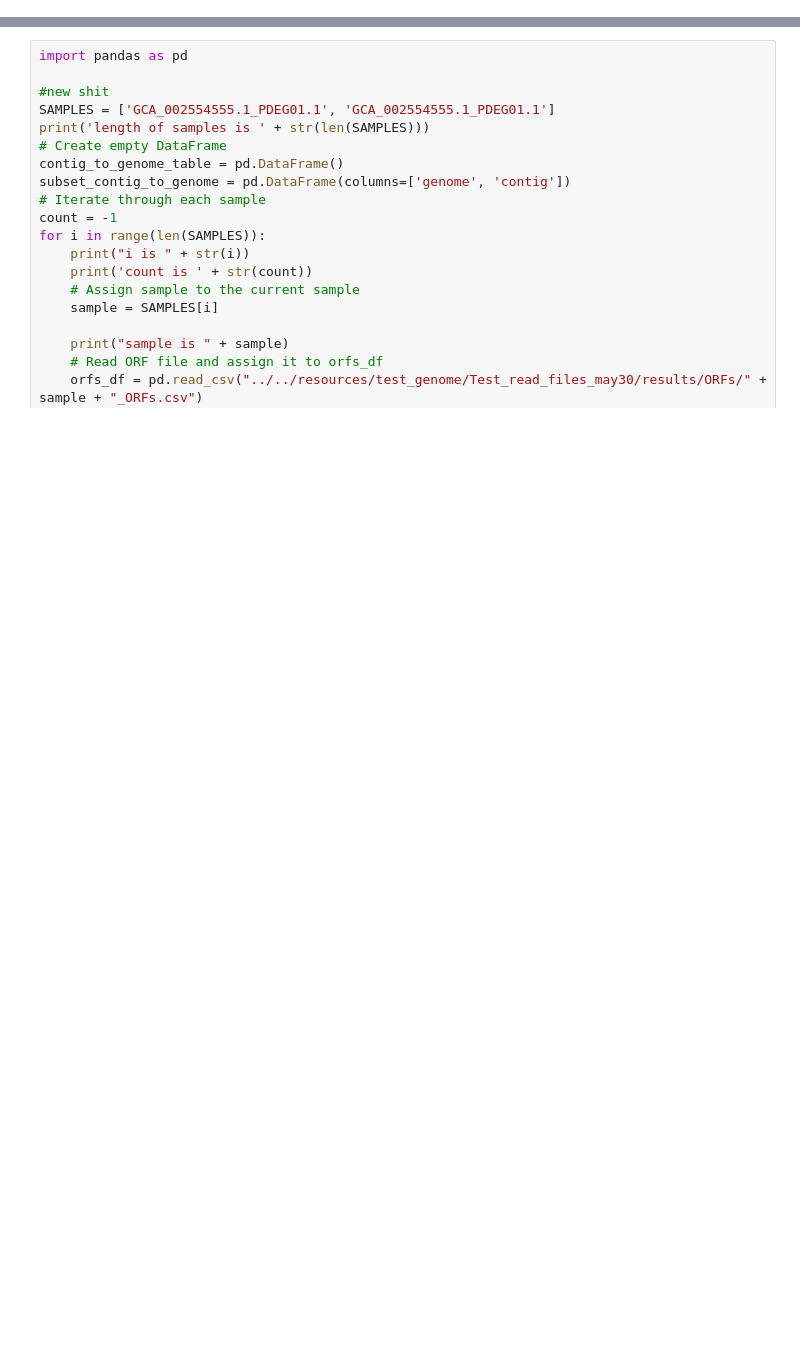
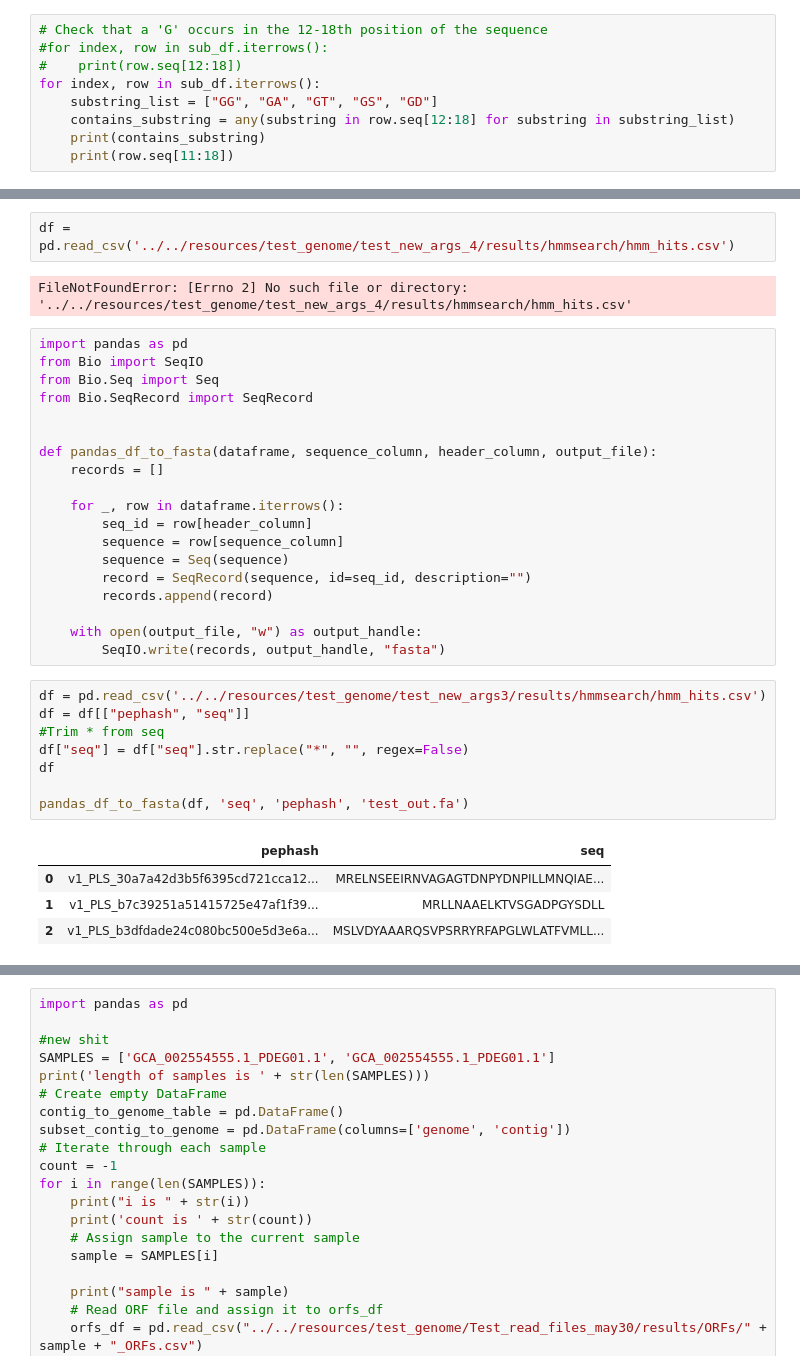
Before and after one commit to AaronFeller/Cinful_v2, a Jupyter notebook: workflow/rules/testing-1.ipynb, the cells around one changed output, grey strips where cells are left out. Cells and saved outputs as stored; diff of their text form; blank space fills up the shorter version.

```diff
--- a/workflow/rules/testing-1.ipynb
+++ b/workflow/rules/testing-1.ipynb
@@ -0,0 +85,9 @@
+# %%
+# Check that a 'G' occurs in the 12-18th position of the sequence
+#for index, row in sub_df.iterrows():
+#    print(row.seq[12:18])
+for index, row in sub_df.iterrows():
+    substring_list = ["GG", "GA", "GT", "GS", "GD"]
+    contains_substring = any(substring in row.seq[12:18] for substring in substring_list)
+    print(contains_substring)
+    print(row.seq[11:18])
@@ -0,0 +151,36 @@
+# %%
+df = pd.read_csv('../../resources/test_genome/test_new_args_4/results/hmmsearch/hmm_hits.csv')
+# %% [output]
+FileNotFoundError: [Errno 2] No such file or directory: '../../resources/test_genome/test_new_args_4/results/hmmsearch/hmm_hits.csv'
+# %%
+import pandas as pd
+from Bio import SeqIO
+from Bio.Seq import Seq
+from Bio.SeqRecord import SeqRecord
+
+
+def pandas_df_to_fasta(dataframe, sequence_column, header_column, output_file):
+    records = []
+
+    for _, row in dataframe.iterrows():
+        seq_id = row[header_column]
+        sequence = row[sequence_column]
+        sequence = Seq(sequence)
+        record = SeqRecord(sequence, id=seq_id, description="")
+        records.append(record)
+
+    with open(output_file, "w") as output_handle:
+        SeqIO.write(records, output_handle, "fasta")
+# %%
+df = pd.read_csv('../../resources/test_genome/test_new_args3/results/hmmsearch/hmm_hits.csv')
+df = df[["pephash", "seq"]]
+#Trim * from seq
+df["seq"] = df["seq"].str.replace("*", "", regex=False)
+df
+
+pandas_df_to_fasta(df, 'seq', 'pephash', 'test_out.fa')
+# %% [output]
+|  | pephash | seq |
+| 0 | v1_PLS_30a7a42d3b5f6395cd721cca12... | MRELNSEEIRNVAGAGTDNPYDNPILLMNQIAE... |
+| 1 | v1_PLS_b7c39251a51415725e47af1f39... | MRLLNAAELKTVSGADPGYSDLL |
+| 2 | v1_PLS_b3dfdade24c080bc500e5d3e6a... | MSLVDYAAARQSVPSRRYRFAPGLWLATFVMLL... |
```
Also changed, not shown: parts of 5 cells of this notebook, 47 other files.
